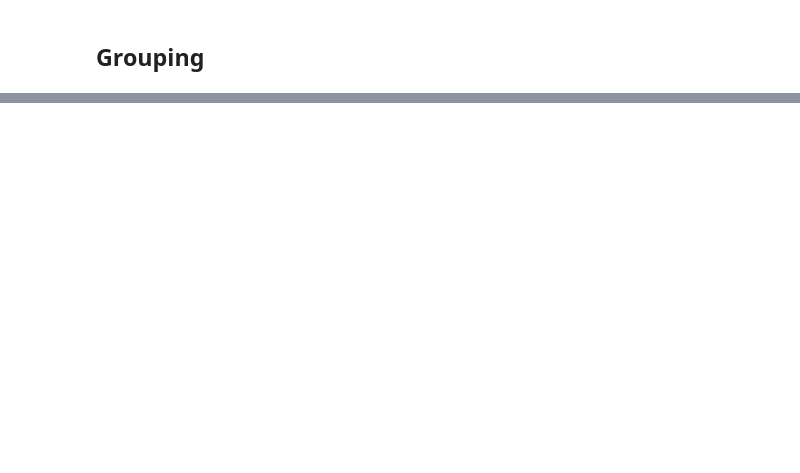
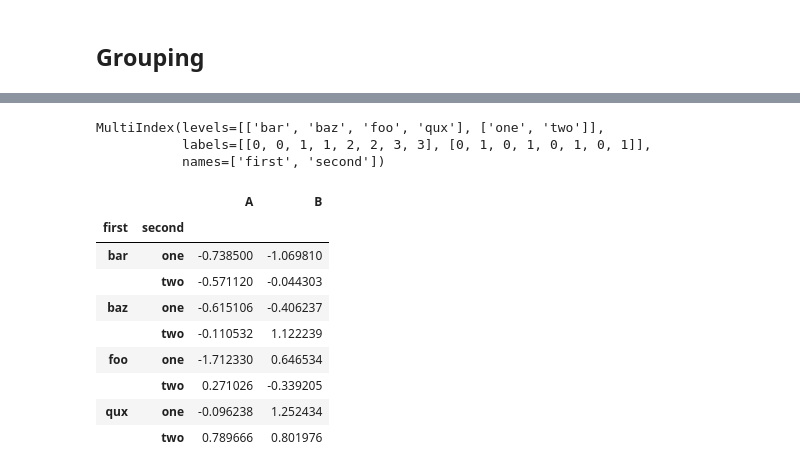
Before and after one commit to bgroveben/coursera_python_fundamentals, a Jupyter notebook: from_the_docs/ten_minutes_to_pandas.ipynb, the cells around one changed output, grey strips where cells are left out. Saved outputs shown, nothing was run; the diff lists cells and outputs as text; code cells hidden in the pictures; blank space fills up the shorter version.

```diff
--- a/from_the_docs/ten_minutes_to_pandas.ipynb
+++ b/from_the_docs/ten_minutes_to_pandas.ipynb
@@ -825,0 +900,6 @@ df.append(s, ignore_index=True)
+# %%
+tuples = list(zip(*[['bar', 'bar', 'baz', 'baz',
+                     'foo', 'foo', 'qux', 'qux'],
+                    ['one', 'two', 'one', 'two',
+                     'one', 'two', 'one', 'two']]))
+tuples
@@ -825,0 +915,21 @@ df.append(s, ignore_index=True)
+# %%
+example_index = pd.MultiIndex.from_tuples(tuples, names=['first', 'second'])
+example_index
+# %% [output]
+MultiIndex(levels=[['bar', 'baz', 'foo', 'qux'], ['one', 'two']],
+           labels=[[0, 0, 1, 1, 2, 2, 3, 3], [0, 1, 0, 1, 0, 1, 0, 1]],
+           names=['first', 'second'])
+# %%
+df = pd.DataFrame(np.random.randn(8, 2), index=example_index, columns=['A', 'B'])
+df
+# %% [output]
+|  |  | A | B |
+| first | second |  |  |
+| bar | one | -0.738500 | -1.069810 |
+|  | two | -0.571120 | -0.044303 |
+| baz | one | -0.615106 | -0.406237 |
+|  | two | -0.110532 | 1.122239 |
+| foo | one | -1.712330 | 0.646534 |
+|  | two | 0.271026 | -0.339205 |
+| qux | one | -0.096238 | 1.252434 |
+|  | two | 0.789666 | 0.801976 |
```
Also changed, not shown: parts of 78 cells of this notebook, 1 other file.
